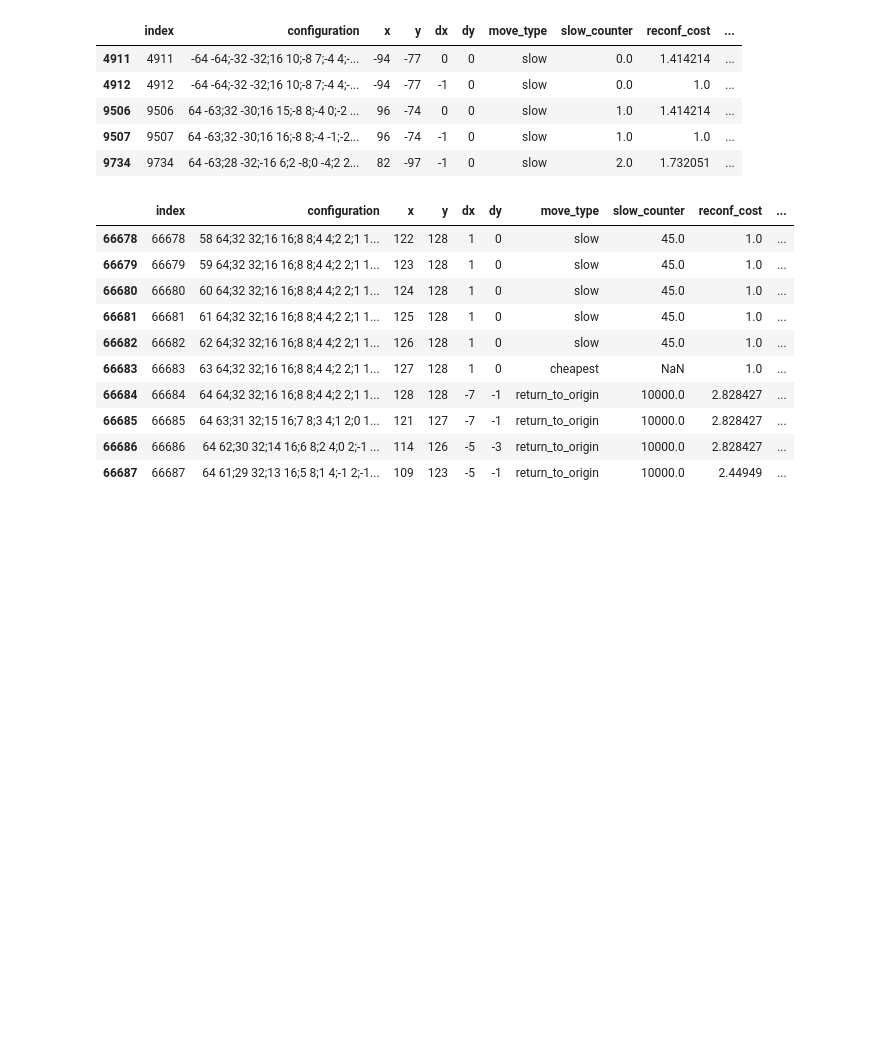
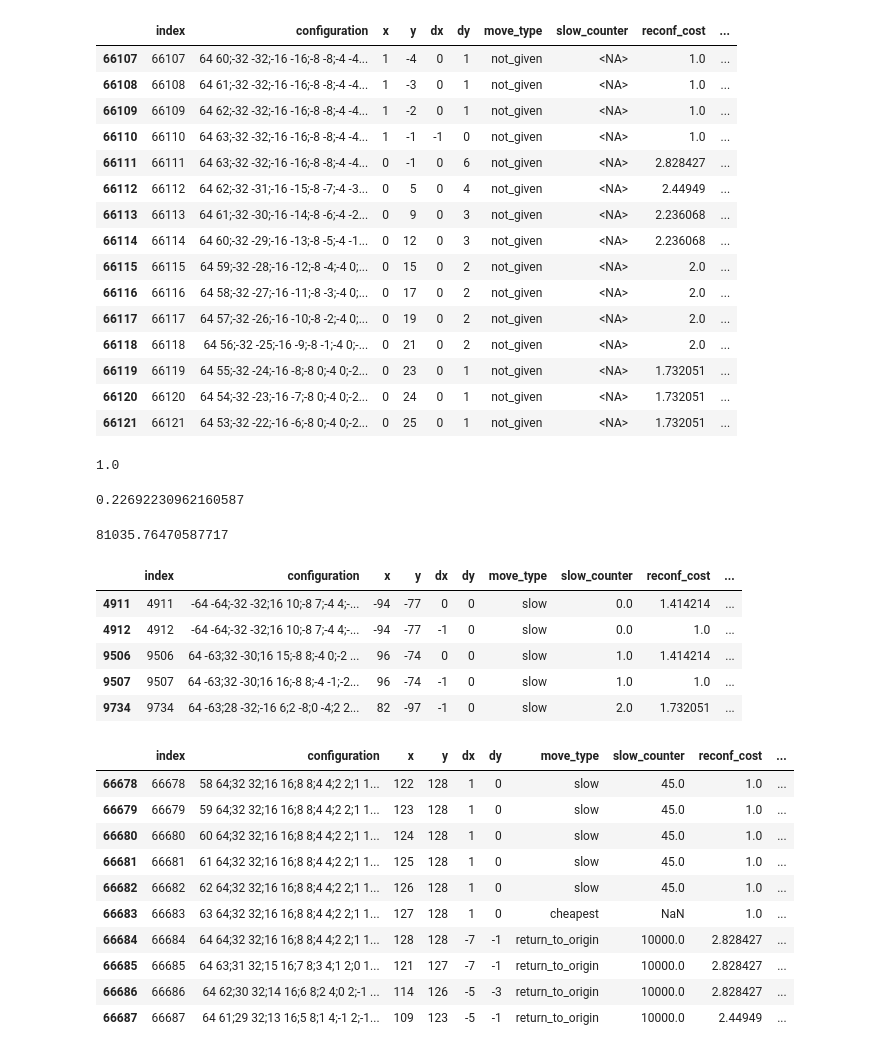
Before and after one commit to seljaks/santa2022, a Jupyter notebook: notebooks/analysis.ipynb, the cells around one changed output. Drawn from its saved outputs; the diff is of its cells as text; code cells hidden in the pictures; blank space fills up the shorter version.

```diff
--- a/notebooks/analysis.ipynb
+++ b/notebooks/analysis.ipynb
@@ -29,3 +71,32 @@ stats.head()
+# %%
+i = 62+66050
+stats.iloc[i-5:i+10, :]
+# %% [output]
+|  | index | configuration | x | y | dx | dy | move_type | slow_counter | reconf_cost | ... |
+| 66107 | 66107 | 64 60;-32 -32;-16 -16;-8 -8;-4 -4... | 1 | -4 | 0 | 1 | not_given | <NA> | 1.0 | ... |
+| 66108 | 66108 | 64 61;-32 -32;-16 -16;-8 -8;-4 -4... | 1 | -3 | 0 | 1 | not_given | <NA> | 1.0 | ... |
+| 66109 | 66109 | 64 62;-32 -32;-16 -16;-8 -8;-4 -4... | 1 | -2 | 0 | 1 | not_given | <NA> | 1.0 | ... |
+| 66110 | 66110 | 64 63;-32 -32;-16 -16;-8 -8;-4 -4... | 1 | -1 | -1 | 0 | not_given | <NA> | 1.0 | ... |
+| 66111 | 66111 | 64 63;-32 -32;-16 -16;-8 -8;-4 -4... | 0 | -1 | 0 | 6 | not_given | <NA> | 2.828427 | ... |
+| 66112 | 66112 | 64 62;-32 -31;-16 -15;-8 -7;-4 -3... | 0 | 5 | 0 | 4 | not_given | <NA> | 2.44949 | ... |
+| 66113 | 66113 | 64 61;-32 -30;-16 -14;-8 -6;-4 -2... | 0 | 9 | 0 | 3 | not_given | <NA> | 2.236068 | ... |
+| 66114 | 66114 | 64 60;-32 -29;-16 -13;-8 -5;-4 -1... | 0 | 12 | 0 | 3 | not_given | <NA> | 2.236068 | ... |
+| 66115 | 66115 | 64 59;-32 -28;-16 -12;-8 -4;-4 0;... | 0 | 15 | 0 | 2 | not_given | <NA> | 2.0 | ... |
+| 66116 | 66116 | 64 58;-32 -27;-16 -11;-8 -3;-4 0;... | 0 | 17 | 0 | 2 | not_given | <NA> | 2.0 | ... |
+| 66117 | 66117 | 64 57;-32 -26;-16 -10;-8 -2;-4 0;... | 0 | 19 | 0 | 2 | not_given | <NA> | 2.0 | ... |
+| 66118 | 66118 | 64 56;-32 -25;-16 -9;-8 -1;-4 0;-... | 0 | 21 | 0 | 2 | not_given | <NA> | 2.0 | ... |
+| 66119 | 66119 | 64 55;-32 -24;-16 -8;-8 0;-4 0;-2... | 0 | 23 | 0 | 1 | not_given | <NA> | 1.732051 | ... |
+| 66120 | 66120 | 64 54;-32 -23;-16 -7;-8 0;-4 0;-2... | 0 | 24 | 0 | 1 | not_given | <NA> | 1.732051 | ... |
+| 66121 | 66121 | 64 53;-32 -22;-16 -6;-8 0;-4 0;-2... | 0 | 25 | 0 | 1 | not_given | <NA> | 1.732051 | ... |
+# %%
+truncated_stats = stats.iloc[63:66111, :]
+display(truncated_stats['reconf_cost'].mean())
+display(truncated_stats['color_cost'].mean())
+display(truncated_stats['step_cost'].sum())
+# %% [output]
+1.0
+0.22692230962160587
+81035.76470587717
 # %%
 stats.loc[stats['move_type'] == 'slow', :].head()
 # %% [output]
```
Also changed, not shown: parts of 4 cells of this notebook.
